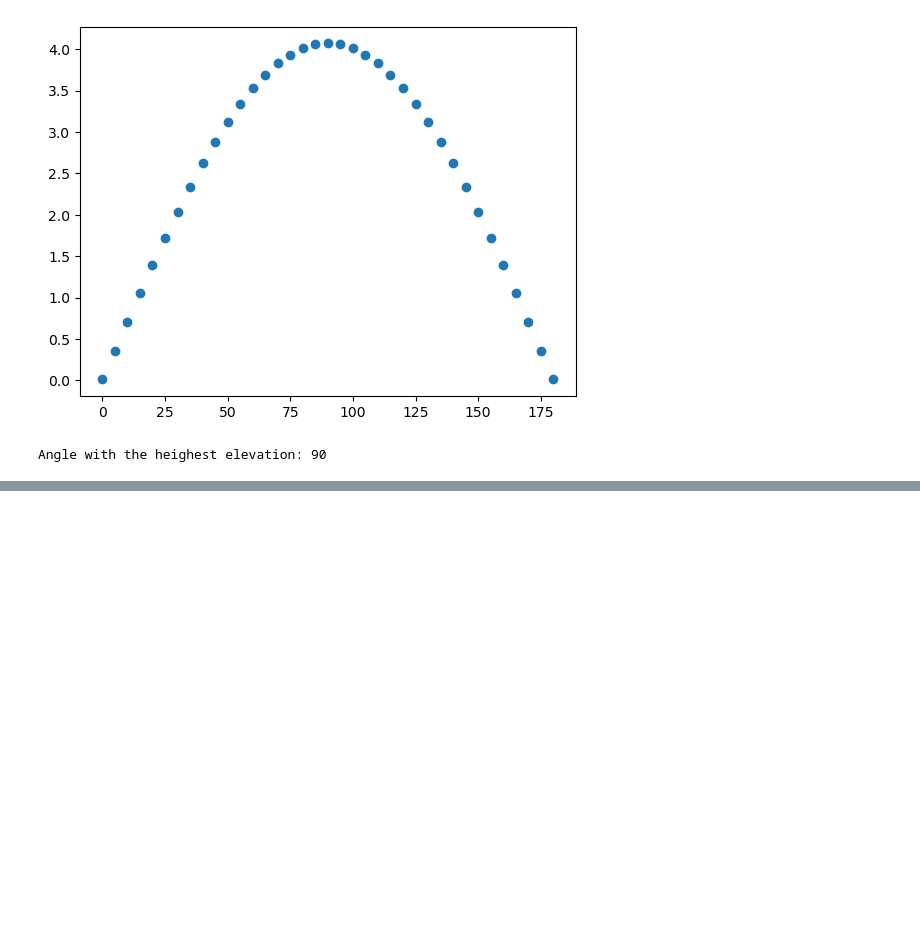
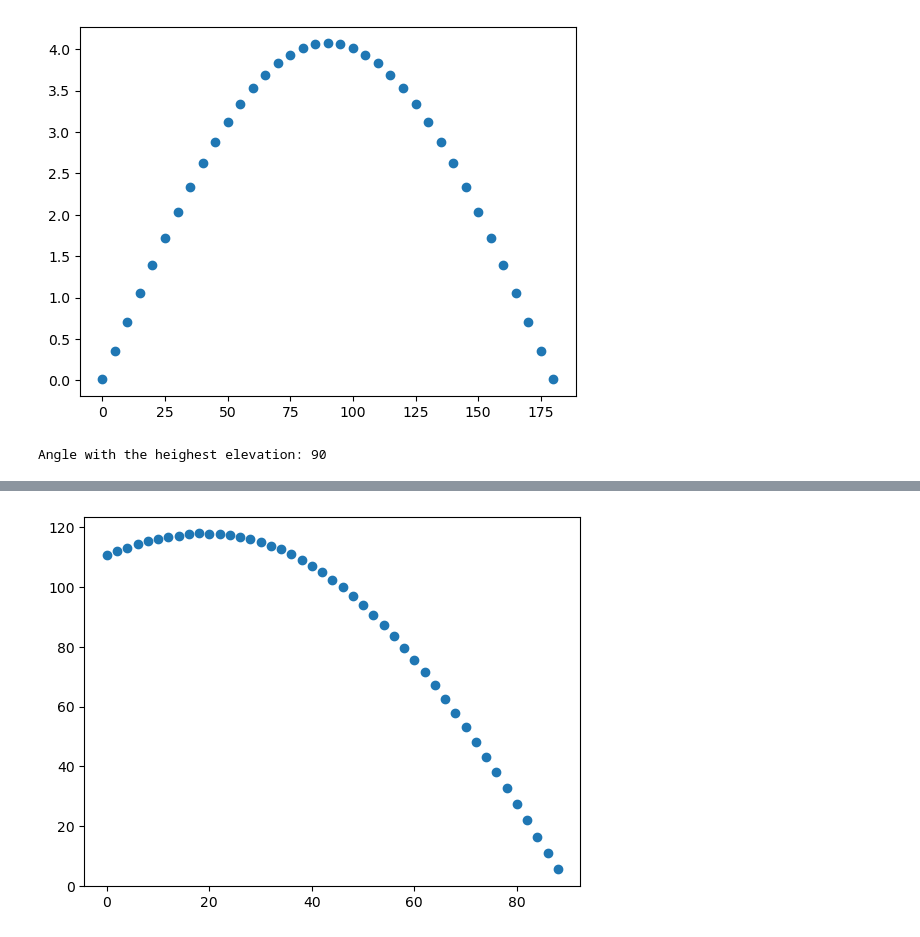
Before and after one commit to Brailor/Math-for-Programmers, a Jupyter notebook: Chapter_12/own.ipynb, the cells around one changed output, grey strips where cells are left out. Drawn from its saved outputs; the diff is of its cells as text; code cells hidden in the pictures; blank space fills up the shorter version.

```diff
--- a/Chapter_12/own.ipynb
+++ b/Chapter_12/own.ipynb
@@ -82,0 +92,4 @@ Exercise 12.4−Mini Project: Write a function plot_trajectory_metric that plots
+# %%
+plot_trajectory_metric(landing_position, range(0,90,2), height=150)
+# %% [output]
+[figure, added]
```
Also changed, not shown: parts of 10 cells of this notebook, 1 other file.
